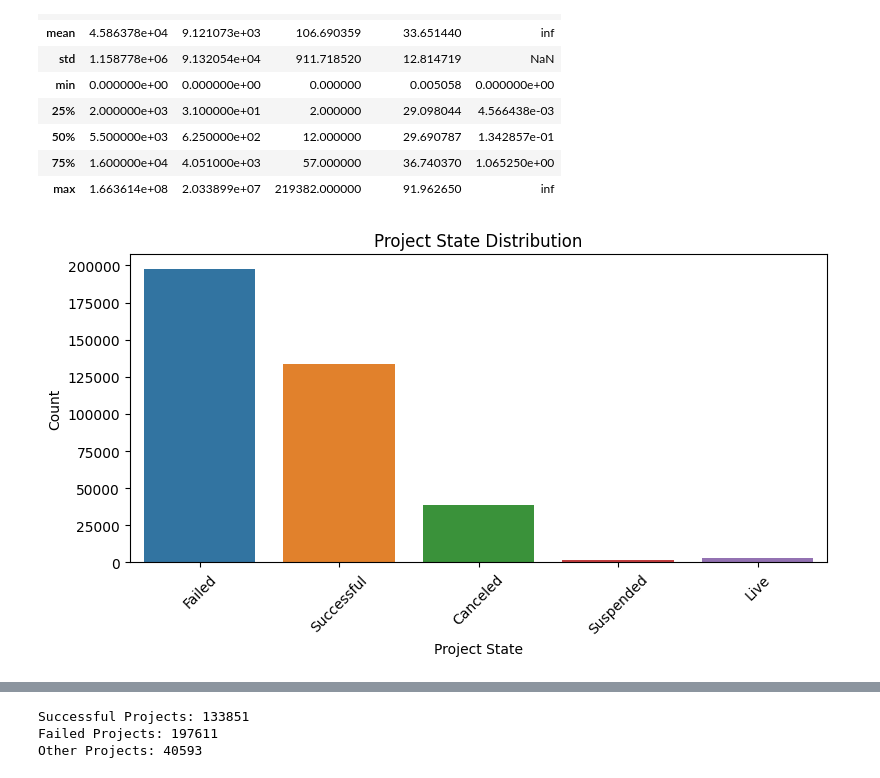
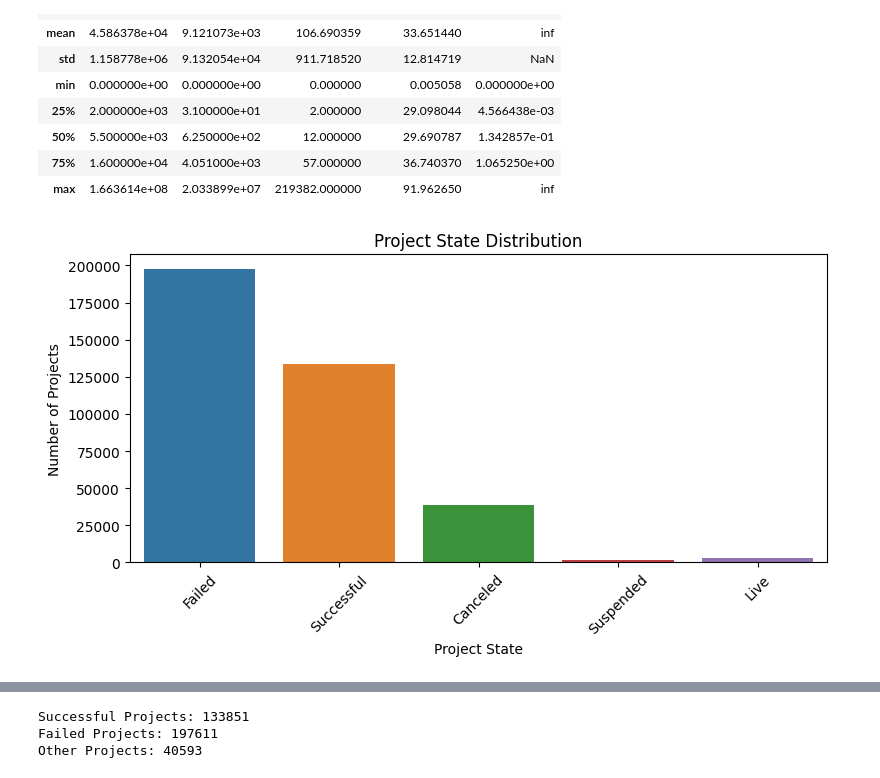
Before and after one commit to EmnaZayaniEsprit/ds-ml-project-template, a Jupyter notebook: EDA-and-modeling.ipynb, the cells around one changed output, grey strips where cells are left out. Cells and saved outputs as stored; diff of their text form; code cells hidden in the pictures.

```diff
--- a/EDA-and-modeling.ipynb
+++ b/EDA-and-modeling.ipynb
@@ -195,15 +204,15 @@ display(df[["goal", "pledged", "backers", "duration_days", "funded_ratio"]].desc
 # %%
 # A) Plotting the Project State Distribution
 plt.subplots(figsize=(9,4), dpi=100)
 
 sns.countplot(x="state",data=df)
 plt.title("Project State Distribution")
 plt.xlabel("Project State")
-plt.ylabel("Count")
+plt.ylabel("Number of Projects")
 plt.xticks(rotation=45)
 plt.show()
 # %% [output]
-[figure, old version]
+[figure, new version]
 # %%
 # 4) Feature engineering (best “value add” features)
 df["duration_days"]    = (df["deadline"] - df["launched"]).dt.total_seconds() / (24 * 3600)     # To get the exact number of days each project ran.
```
Also changed, not shown: parts of 43 cells of this notebook, 10 other files.
